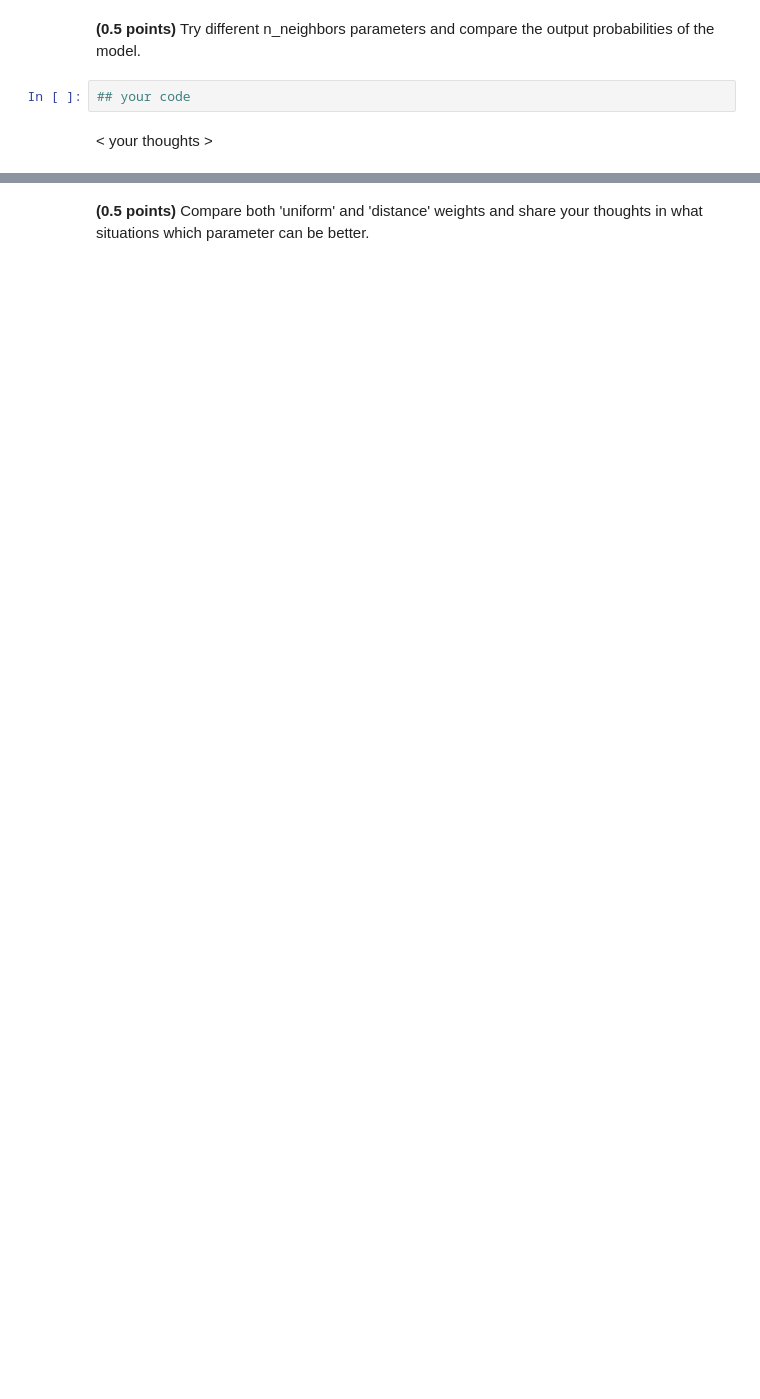
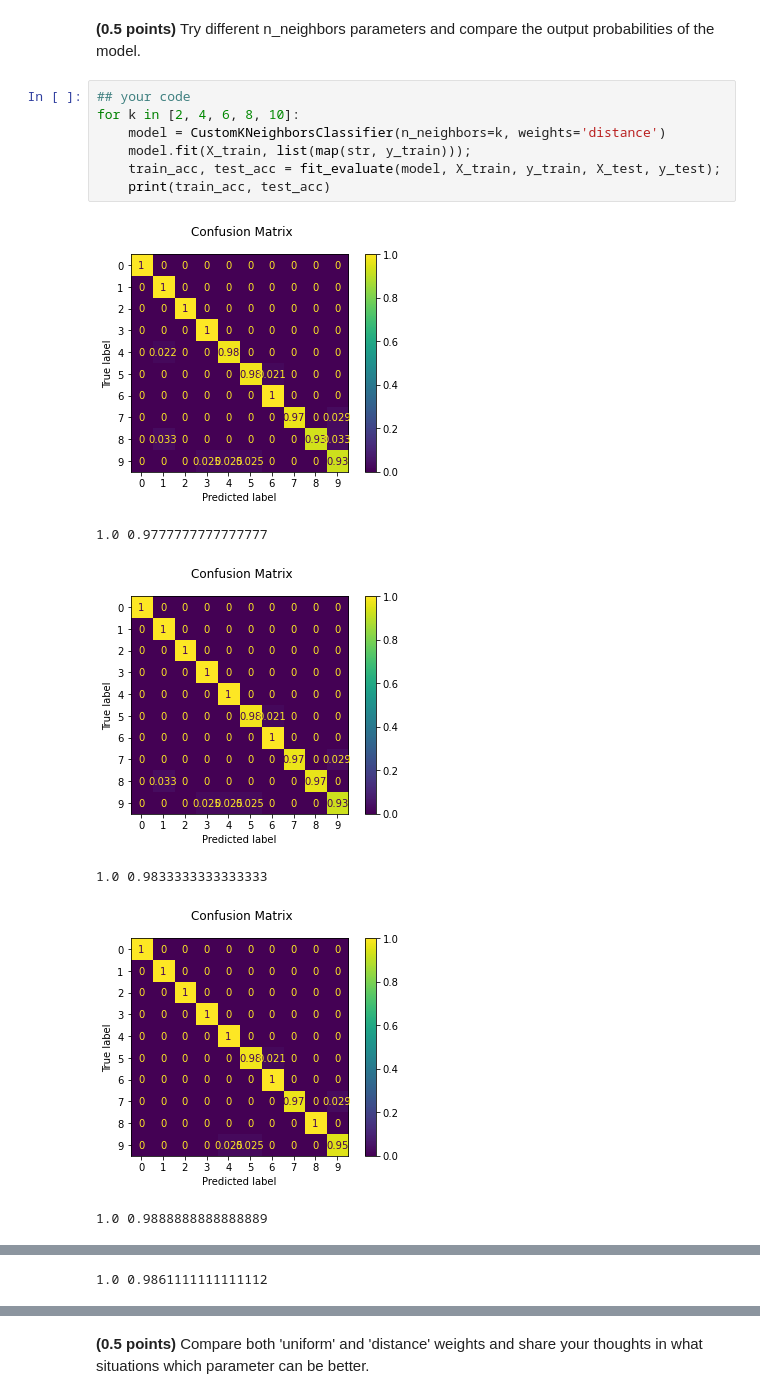
Before and after one commit to Anetta314159/5_classification_linear_knn, a Jupyter notebook: hw_classification.ipynb, the cells around one changed output, grey strips where cells are left out. Cells and saved outputs as stored; diff of their text form; blank space fills up the shorter version.

```diff
--- a/hw_classification.ipynb
+++ b/hw_classification.ipynb
@@ -450,6 +464,16 @@ assert test_acc > 0.98
 # %% [markdown]
 **(0.5 points)** Try different n_neighbors parameters and compare the output probabilities of the model.
-# %%
-## your code
-# %% [markdown]
-< your thoughts >
+# %%
+## your code
+for k in [2, 4, 6, 8, 10]:
+    model = CustomKNeighborsClassifier(n_neighbors=k, weights='distance')
+    model.fit(X_train, list(map(str, y_train)));
+    train_acc, test_acc = fit_evaluate(model, X_train, y_train, X_test, y_test);
+    print(train_acc, test_acc)
+# %% [output]
+[figure, added]
+1.0 0.9777777777777777
+[figure, added]
+1.0 0.9833333333333333
+[figure, added]
+1.0 0.9888888888888889
@@ -455,0 +481 @@ assert test_acc > 0.98
+1.0 0.9861111111111112
```
Also changed, not shown: parts of 74 cells of this notebook.
